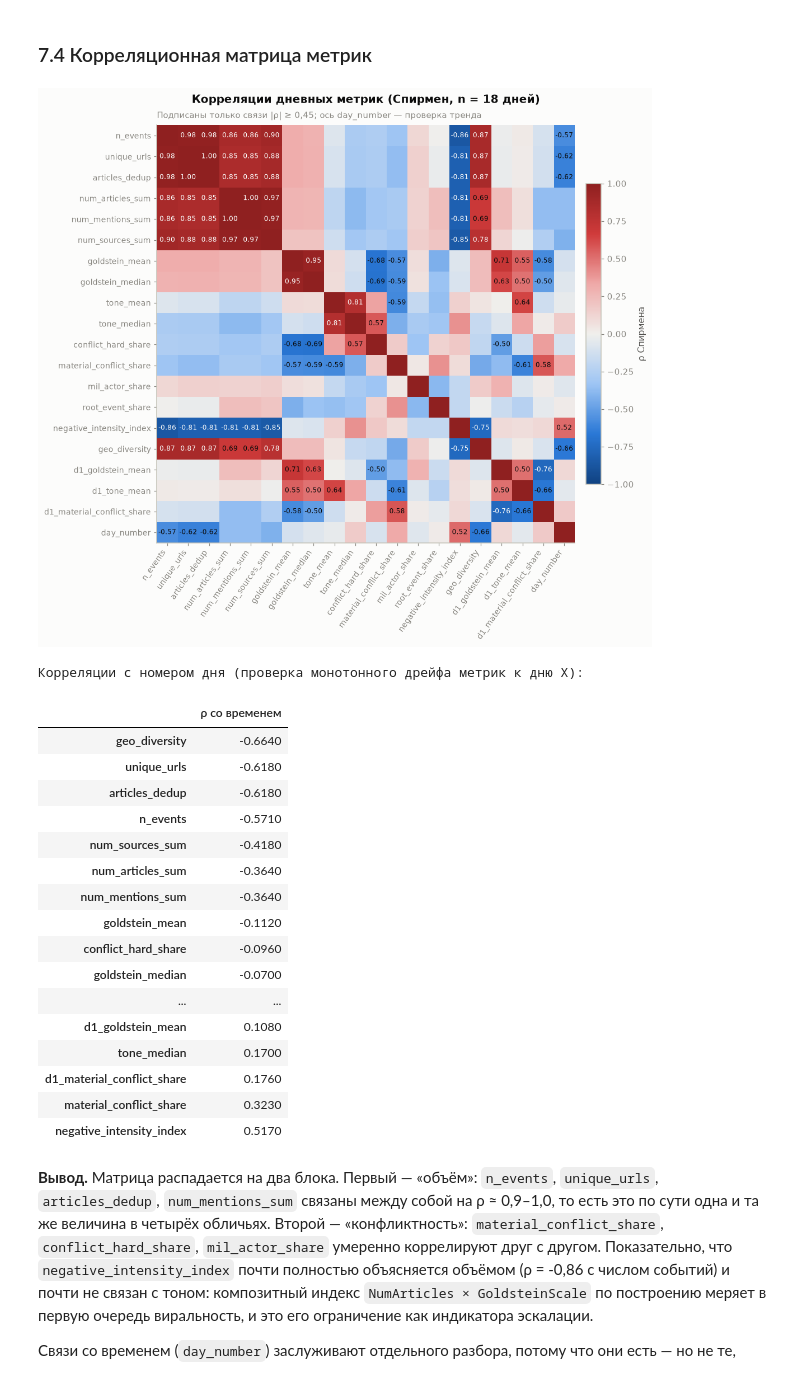
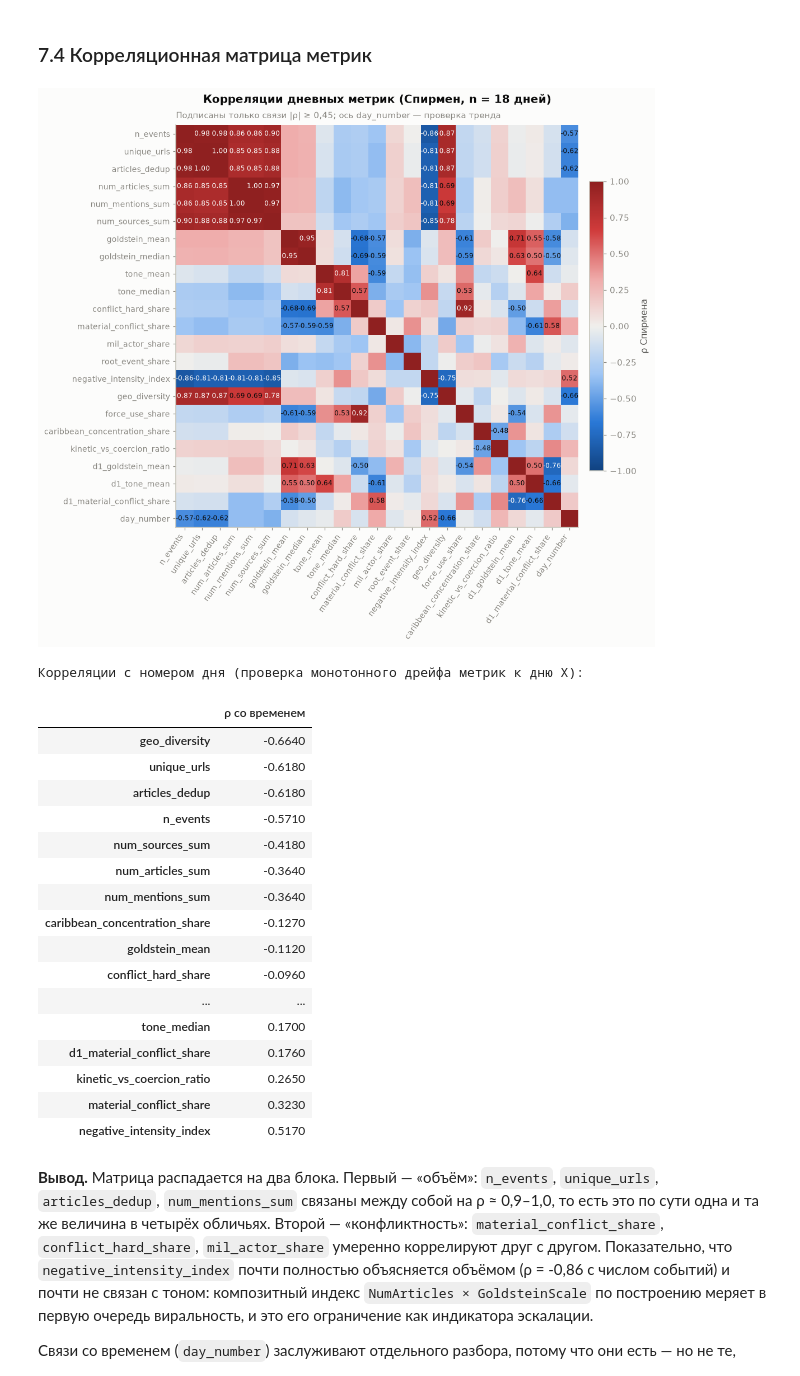
Before and after one commit to nokio7077-art/tg-bot, a Jupyter notebook: analysis/gdelt_usa_venezuela_analysis.ipynb, the cells around one changed output. Saved outputs shown, nothing was run; the diff lists cells and outputs as text; code cells hidden in the pictures.

```diff
--- a/analysis/gdelt_usa_venezuela_analysis.ipynb
+++ b/analysis/gdelt_usa_venezuela_analysis.ipynb
@@ -671,7 +829,8 @@ display(daily[["d1_goldstein_mean", "d2_goldstein_mean", "d1_tone_mean", "d2_ton
 # %%
 SPLIT = pd.Timestamp("2025-12-26")   # начало позднего периода (последние 7 дней окна)
 
-df["period"]   = np.where(df.date_added >= SPLIT, "late", "early")
+df["period"]    = np.where(df.date_added >= SPLIT, "late", "early")
+df["late_flag"] = (df.date_added >= SPLIT).astype(int)   # 1 = поздний период, для регрессий
 daily["period"] = np.where(daily.index >= SPLIT, "late", "early")
 
 summary = pd.DataFrame({
@@ -932,0 +1213,39 @@ R² = 0,002 — регрессия объясняет 0,2 % дисперсии.
+# %%
+print("=" * 92)
+print("2. АГРЕГАЦИЯ ДО УРОВНЯ СТАТЬИ (одна статья = одно наблюдение)")
+print("=" * 92)
+
+by_article = df.groupby("SOURCEURL").agg(
+    first_day      = ("date_added", "min"),
+    goldstein      = ("GoldsteinScale", "mean"),
+    tone           = ("AvgTone", "mean"),
+    material_share = ("is_material_conf", "mean"),
+    hard_share     = ("is_conflict_hard", "mean"),
+    n_rows         = ("GLOBALEVENTID", "size"),
+)
+by_article["period"] = np.where(by_article.first_day >= SPLIT, "late", "early")
+print(f"Статей: {len(by_article)}  (ранний период {int((by_article.period == 'early').sum())}, "
+      f"поздний {int((by_article.period == 'late').sum())})\n")
+
+for col, human in [("goldstein", "GoldsteinScale"), ("tone", "AvgTone"),
+                   ("material_share", "material_conflict_share"),
+                   ("hard_share", "conflict_hard_share")]:
+    early = by_article.loc[by_article.period == "early", col]
+    late  = by_article.loc[by_article.period == "late",  col]
+    U, p_art = stats.mannwhitneyu(late, early, alternative="two-sided")
+    d_art = cohens_d(late, early)
+    row = next(r for r in ROBUST if r["метрика"] == human)
+    verdict = "совпадает" if (row["p_события"] < 0.05) == (p_art < 0.05) else "РАСХОДИТСЯ"
+    print(f"--- {human} ---")
+    print(f"  ранний {early.mean():+.4f} -> поздний {late.mean():+.4f}")
+    print(f"  Манна-Уитни на уровне статьи: p = {p_art:.4f}   Cohen's d = {d_art:+.4f}   [{verdict}]\n")
+    row["p_статьи"] = p_art
+    row["d_статьи"] = d_art
+    if verdict == "РАСХОДИТСЯ":
+        row["вердикт"] = "РАСХОДИТСЯ"
+
+rob = pd.DataFrame(ROBUST)[["гипотеза", "метрика", "эффект", "p_события", "p_кластеры",
+                            "p_статьи", "d_статьи", "вердикт"]]
+print("СВОДКА ПО УСТОЙЧИВОСТИ:")
+display(rob.style.format({"эффект": "{:+.4f}", "p_события": "{:.4f}", "p_кластеры": "{:.4f}",
+                          "p_статьи": "{:.4f}", "d_статьи": "{:+.3f}"}).hide(axis="index"))
@@ -1089,32 +1474,33 @@ plt.tight_layout(); plt.show()
 # %%
 corr_cols = ["n_events", "unique_urls", "articles_dedup", "num_articles_sum", "num_mentions_sum",
              "num_sources_sum", "goldstein_mean", "goldstein_median", "tone_mean", "tone_median",
              "conflict_hard_share", "material_conflict_share", "mil_actor_share",
              "root_event_share", "negative_intensity_index", "geo_diversity",
+             "force_use_share", "caribbean_concentration_share", "kinetic_vs_coercion_ratio",
              "d1_goldstein_mean", "d1_tone_mean", "d1_material_conflict_share", "day_number"]
 C = daily[corr_cols].corr(method="spearman")
 
 fig, ax = plt.subplots(figsize=(11.2, 9.2))
 im = ax.imshow(C.values, cmap=DIVERGING, vmin=-1, vmax=1)
 ax.set_xticks(range(len(corr_cols))); ax.set_xticklabels(corr_cols, rotation=55, ha="right", fontsize=9)
 ax.set_yticks(range(len(corr_cols))); ax.set_yticklabels(corr_cols, fontsize=9)
 for i in range(len(corr_cols)):
     for j in range(len(corr_cols)):
         v = C.values[i, j]
         if i != j and abs(v) >= 0.45:
             ax.text(j, i, f"{v:.2f}", ha="center", va="center", fontsize=7.6,
                     color=SURFACE if abs(v) > 0.72 else INK)
 ax.set_title("Корреляции дневных метрик (Спирмен, n = 18 дней)")
 subtitle(ax, "Подписаны только связи |ρ| ≥ 0,45; ось day_number — проверка тренда")
 ax.grid(False)
 cb = fig.colorbar(im, ax=ax, shrink=0.72, pad=0.02)
 cb.set_label("ρ Спирмена", color=INK_2); cb.outline.set_edgecolor(AXIS)
 plt.tight_layout(); plt.show()
 
 print("Корреляции с номером дня (проверка монотонного дрейфа метрик к дню X):")
 display(C["day_number"].drop("day_number").sort_values().to_frame("ρ со временем").round(3))
 # %% [output]
-[figure, old version]
+[figure, new version]
 Корреляции с номером дня (проверка монотонного дрейфа метрик к дню X):
 |  | ρ со временем |
 | geo_diversity | -0.6640 |
@@ -1124,13 +1510,13 @@ display(C["day_number"].drop("day_number").sort_values().to_frame("ρ со вр
 | num_sources_sum | -0.4180 |
 | num_articles_sum | -0.3640 |
 | num_mentions_sum | -0.3640 |
+| caribbean_concentration_share | -0.1270 |
 | goldstein_mean | -0.1120 |
 | conflict_hard_share | -0.0960 |
-| goldstein_median | -0.0700 |
 | ... | ... |
-| d1_goldstein_mean | 0.1080 |
 | tone_median | 0.1700 |
 | d1_material_conflict_share | 0.1760 |
+| kinetic_vs_coercion_ratio | 0.2650 |
 | material_conflict_share | 0.3230 |
 | negative_intensity_index | 0.5170 |
 # %% [markdown]
```
Also changed, not shown: parts of 30 cells of this notebook, 1 other file.
